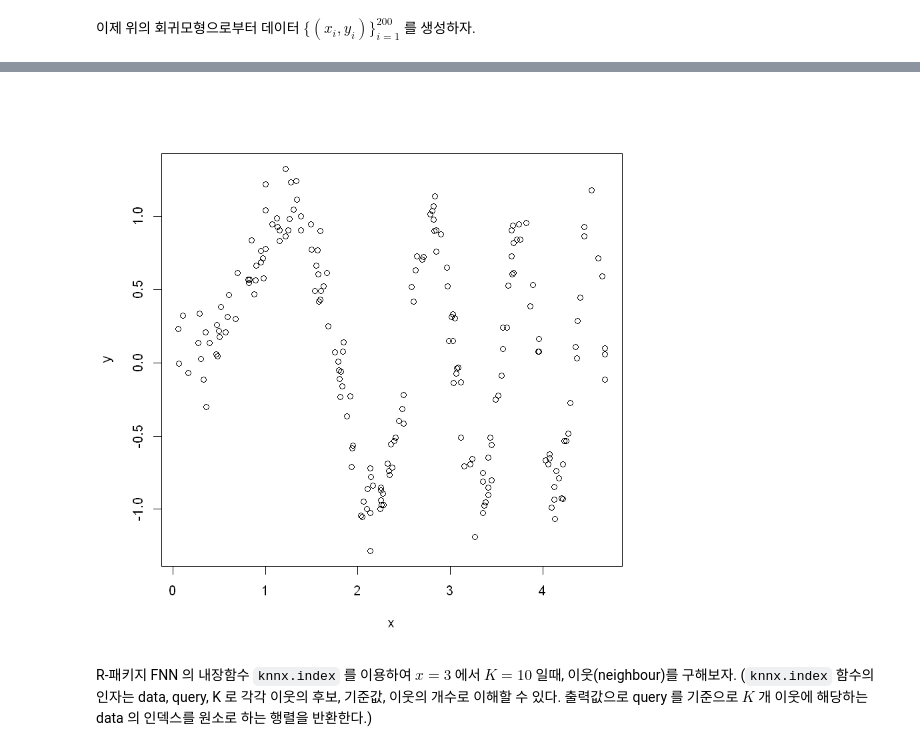
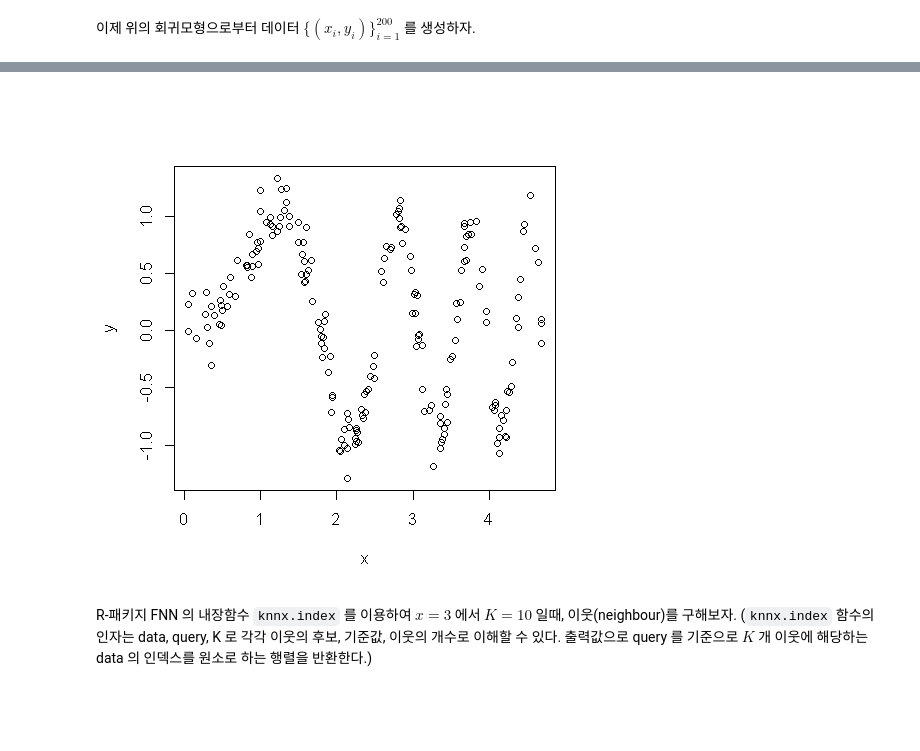
Before and after one commit to Lucky2DoLLars/01.Statistical-Model, a Jupyter notebook: KNN_regression.ipynb, the cells around one changed output, grey strips where cells are left out. Cells and saved outputs as stored; diff of their text form; code cells hidden in the pictures; blank space fills up the shorter version.

```diff
--- a/KNN_regression.ipynb
+++ b/KNN_regression.ipynb
@@ -24,6 +25,10 @@ $
 # %%
 # install.packages("FNN")
 library(FNN)
+library(repr)
+
+options(repr.plot.width = 5, repr.plot.height = 5)
+
 set.seed(1)
 x = runif(200, 0, 1.5 * pi)
 f = sin(x^2)
@@ -35,4 +38,4 @@ Warning message:
-[figure, old version]
+[figure, new version]
 # %% [markdown]
 R-패키지 FNN 의 내장함수 `knnx.index` 를 이용하여 $x = 3$ 에서 $K = 10$ 일때, 이웃(neighbour)를 구해보자.
 (`knnx.index` 함수의 인자는 data, query, K 로 각각 이웃의 후보, 기준값, 이웃의 개수로 이해할 수 있다. 출력값으로 query 를 기준으로 $K$ 개 이웃에 해당하는 data 의 인덱스를 원소로 하는 행렬을 반환한다.)
```
Also changed, not shown: parts of 10 cells of this notebook.
